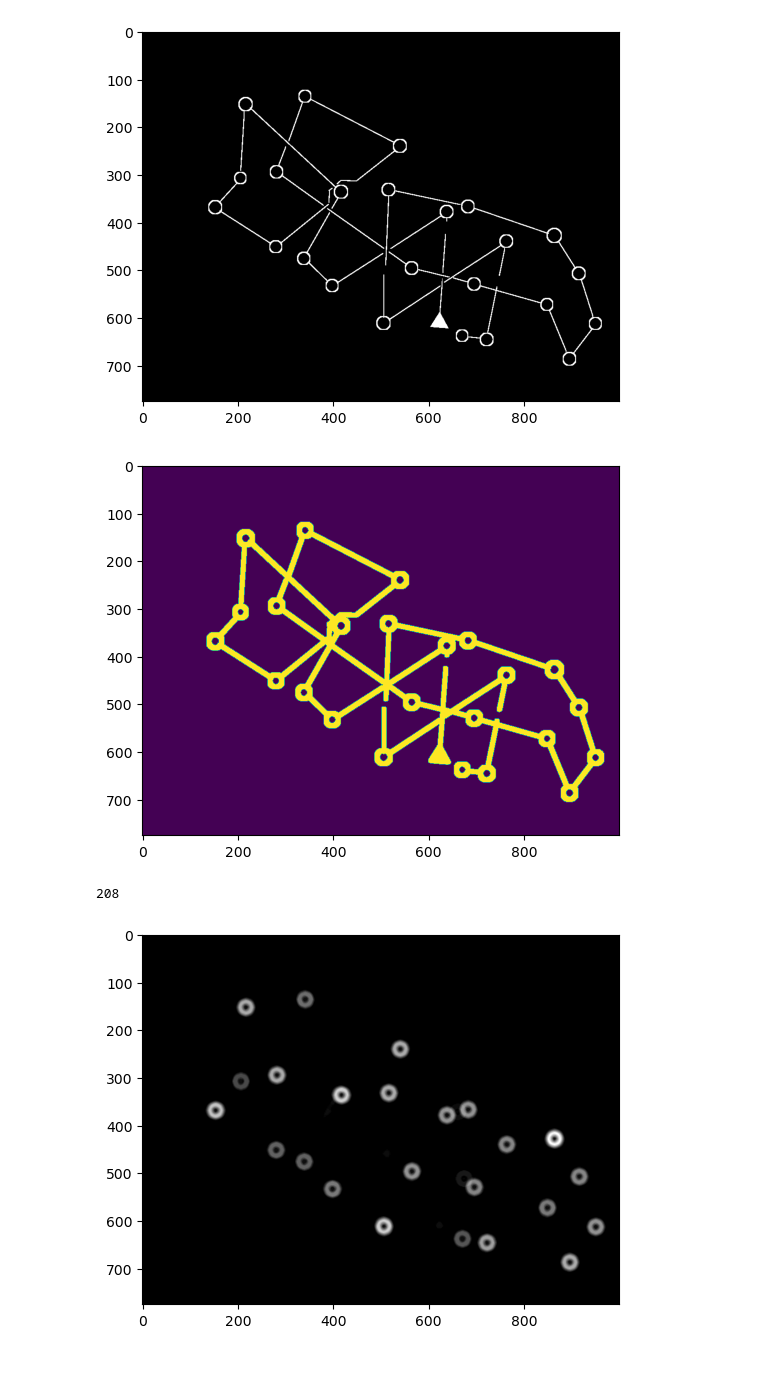
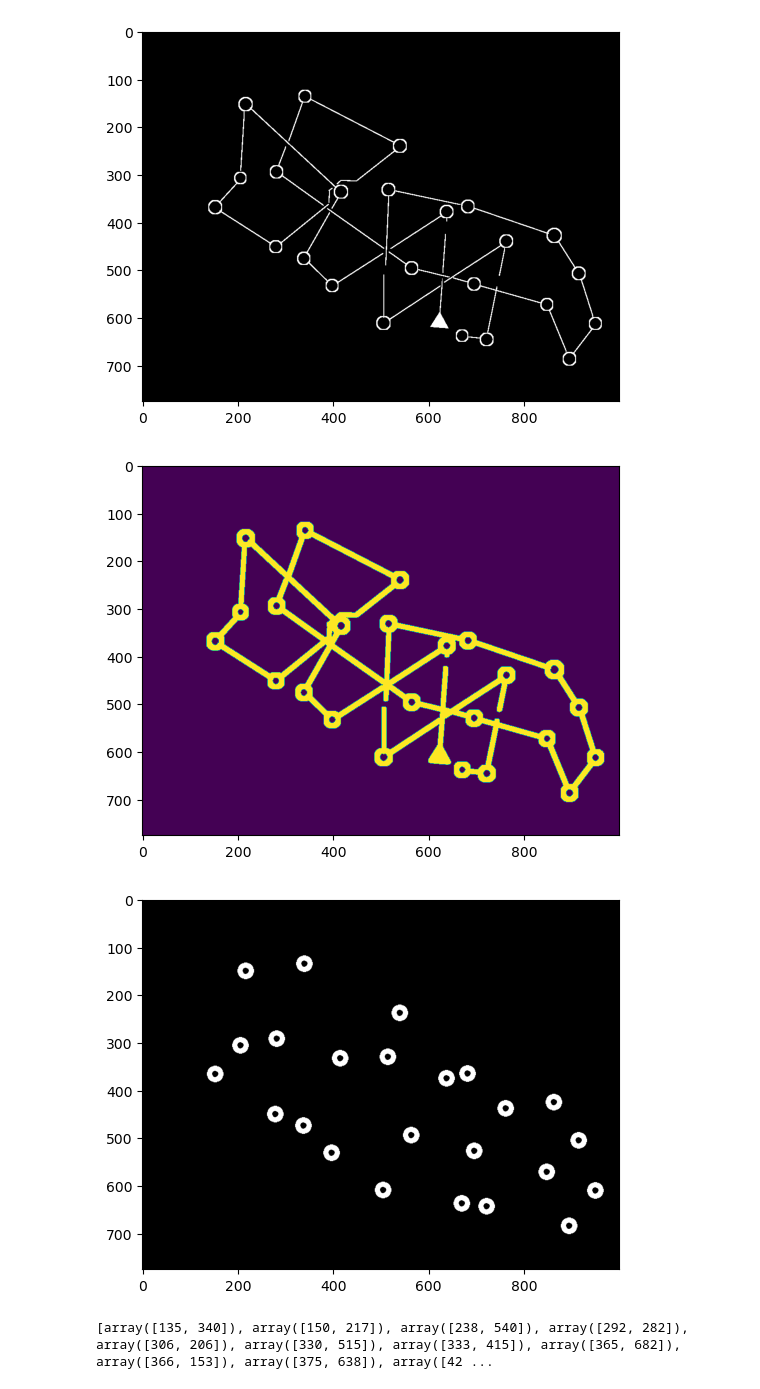
Before and after one commit to ianblair87/maps-analyzer, a Jupyter notebook: track_analysis.ipynb, the cells around one changed output. Drawn from its saved outputs; the diff is of its cells as text; code cells hidden in the pictures.

```diff
--- a/track_analysis.ipynb
+++ b/track_analysis.ipynb
@@ -97,9 +103,8 @@ def detect_circles(img):
 # %%
-circles = hough_circle_fixed_radius(img, 12)
-circles += circle_mask((12, 12, 12), circles.shape).reshape(circles.shape)
-plt.imshow(circles, cmap='gray')
-plt.show()
+circles = hough_circle_fixed_radius(img, 12, visualize=True)
+
+print(circles)
 # %% [output]
 [figure]
+[figure, new version]
-208
+[array([135, 340]), array([150, 217]), array([238, 540]), array([292, 282]), array([306, 206]), array([330, 515]), array([333, 415]), array([365, 682]), array([366, 153]), array([375, 638]), array([42 ...
-[figure, old version]
```
Also changed, not shown: parts of 15 cells of this notebook.
